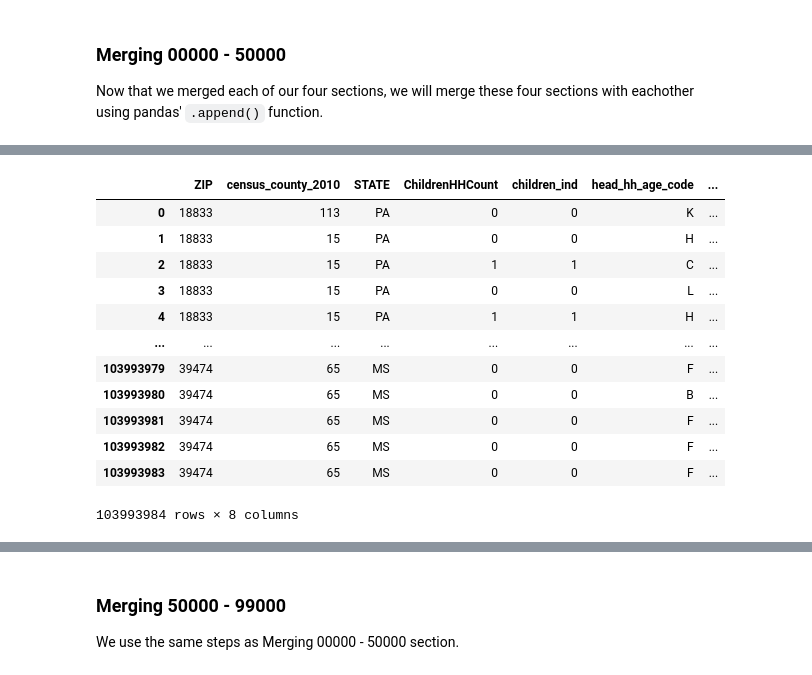
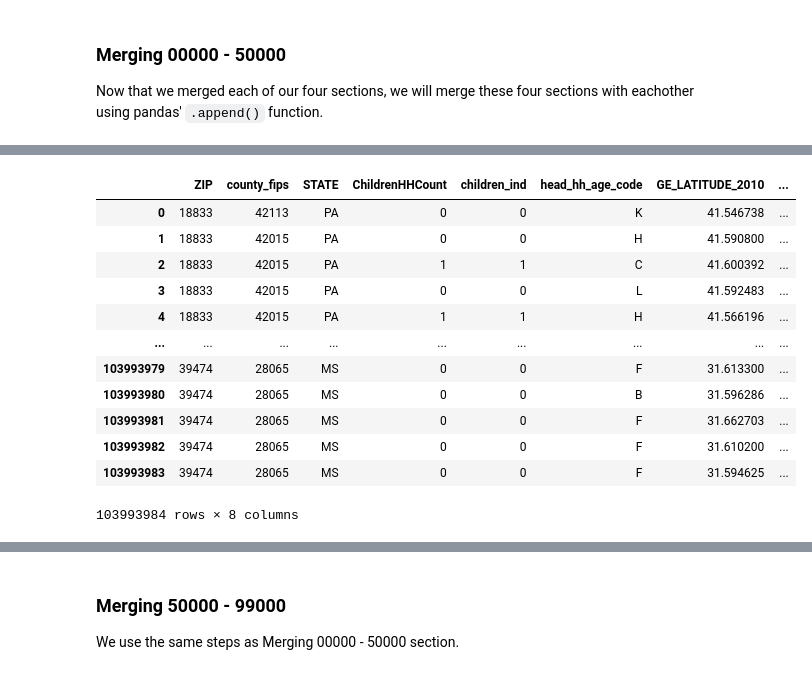
Before and after one commit to Howard-nolan/Codeplus-Data-Visualization, a Jupyter notebook: processing/01_merging_files.ipynb, the cells around one changed output, grey strips where cells are left out. Cells and saved outputs as stored; diff of their text form; code cells hidden in the pictures.

````diff
--- a/processing/01_merging_files.ipynb
+++ b/processing/01_merging_files.ipynb
@@ -245,6 +426,6 @@ Wall time: 15.4 s
 Now that we merged each of our four sections, we will merge these four sections with eachother using pandas' ```.append()``` function.
 # %%
 %%time
-zip_00_50 = pd.read_parquet('/hpc/group/codeplus22-vis/infousa_copy/zip_00_25_final.parquet').append(pd.read_parquet('/hpc/group/codeplus22-vis/infousa_copy/zip_25_50_final.parquet'), ignore_index = True)
+zip_00_50 = pd.read_parquet('/hpc/group/codeplus22-vis/infousa_copy/zip_00_25_final_fixed.parquet').append(pd.read_parquet('/hpc/group/codeplus22-vis/infousa_copy/zip_25_50_final_fixed.parquet'), ignore_index = True)
 zip_00_50
 # %% [output]
@@ -253,15 +434,15 @@ Wall time: 20 s
-|  | ZIP | census_county_2010 | STATE | ChildrenHHCount | children_ind | head_hh_age_code | ... |
-| 0 | 18833 | 113 | PA | 0 | 0 | K | ... |
-| 1 | 18833 | 15 | PA | 0 | 0 | H | ... |
-| 2 | 18833 | 15 | PA | 1 | 1 | C | ... |
-| 3 | 18833 | 15 | PA | 0 | 0 | L | ... |
-| 4 | 18833 | 15 | PA | 1 | 1 | H | ... |
-| ... | ... | ... | ... | ... | ... | ... | ... |
-| 103993979 | 39474 | 65 | MS | 0 | 0 | F | ... |
-| 103993980 | 39474 | 65 | MS | 0 | 0 | B | ... |
-| 103993981 | 39474 | 65 | MS | 0 | 0 | F | ... |
-| 103993982 | 39474 | 65 | MS | 0 | 0 | F | ... |
-| 103993983 | 39474 | 65 | MS | 0 | 0 | F | ... |
+|  | ZIP | county_fips | STATE | ChildrenHHCount | children_ind | head_hh_age_code | GE_LATITUDE_2010 | ... |
+| 0 | 18833 | 42113 | PA | 0 | 0 | K | 41.546738 | ... |
+| 1 | 18833 | 42015 | PA | 0 | 0 | H | 41.590800 | ... |
+| 2 | 18833 | 42015 | PA | 1 | 1 | C | 41.600392 | ... |
+| 3 | 18833 | 42015 | PA | 0 | 0 | L | 41.592483 | ... |
+| 4 | 18833 | 42015 | PA | 1 | 1 | H | 41.566196 | ... |
+| ... | ... | ... | ... | ... | ... | ... | ... | ... |
+| 103993979 | 39474 | 28065 | MS | 0 | 0 | F | 31.613300 | ... |
+| 103993980 | 39474 | 28065 | MS | 0 | 0 | B | 31.596286 | ... |
+| 103993981 | 39474 | 28065 | MS | 0 | 0 | F | 31.662703 | ... |
+| 103993982 | 39474 | 28065 | MS | 0 | 0 | F | 31.610200 | ... |
+| 103993983 | 39474 | 28065 | MS | 0 | 0 | F | 31.594625 | ... |
 103993984 rows × 8 columns
 # %%
 %%time
````
Also changed, not shown: parts of 48 cells of this notebook, 13 other files.
